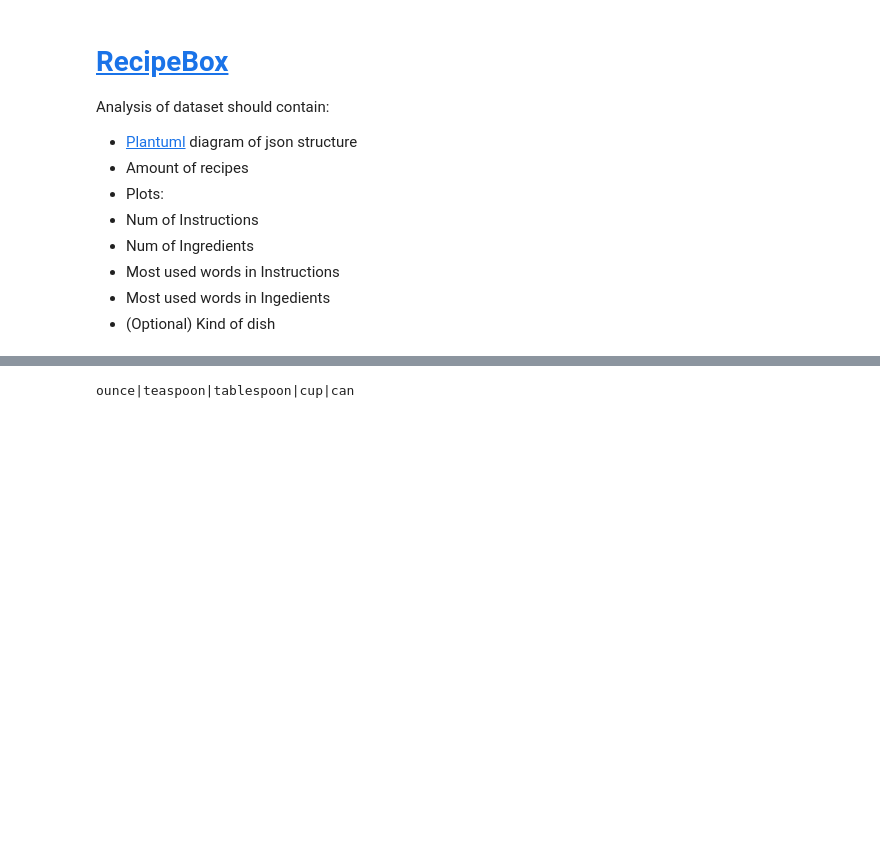
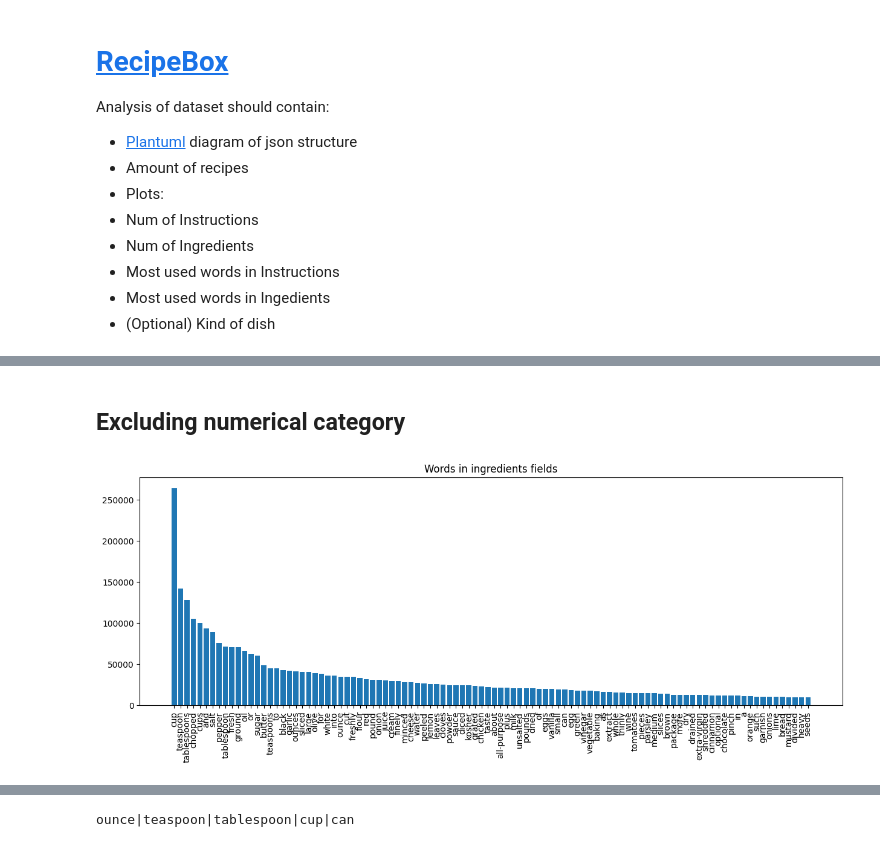
Before and after one commit to mscholl96/mad-recime, a Jupyter notebook: data/recipeBox/recipeBox.ipynb, the cells around one changed output, grey strips where cells are left out. Drawn from its saved outputs; the diff is of its cells as text; code cells hidden in the pictures; blank space fills up the shorter version.

```diff
--- a/data/recipeBox/recipeBox.ipynb
+++ b/data/recipeBox/recipeBox.ipynb
@@ -53,0 +101,15 @@ Amount of Instructions: 1924048
+# %% [markdown]
+## Excluding numerical category
+# %%
+i = wordsIngredientsKeys.index('numeric')
+del wordsIngredientsKeys[i]
+del wordsIngredientsValues[i]
+
+# Plot
+plt.figure(figsize=(15,5), dpi=100, facecolor='w')
+plt.title("Words in ingredients fields")
+plt.bar(wordsIngredientsKeys, wordsIngredientsValues, align='center')
+plt.xticks(rotation='vertical')
+plt.show()
+# %% [output]
+[figure, added]
```
Also changed, not shown: parts of 13 cells of this notebook, 1 other file.
